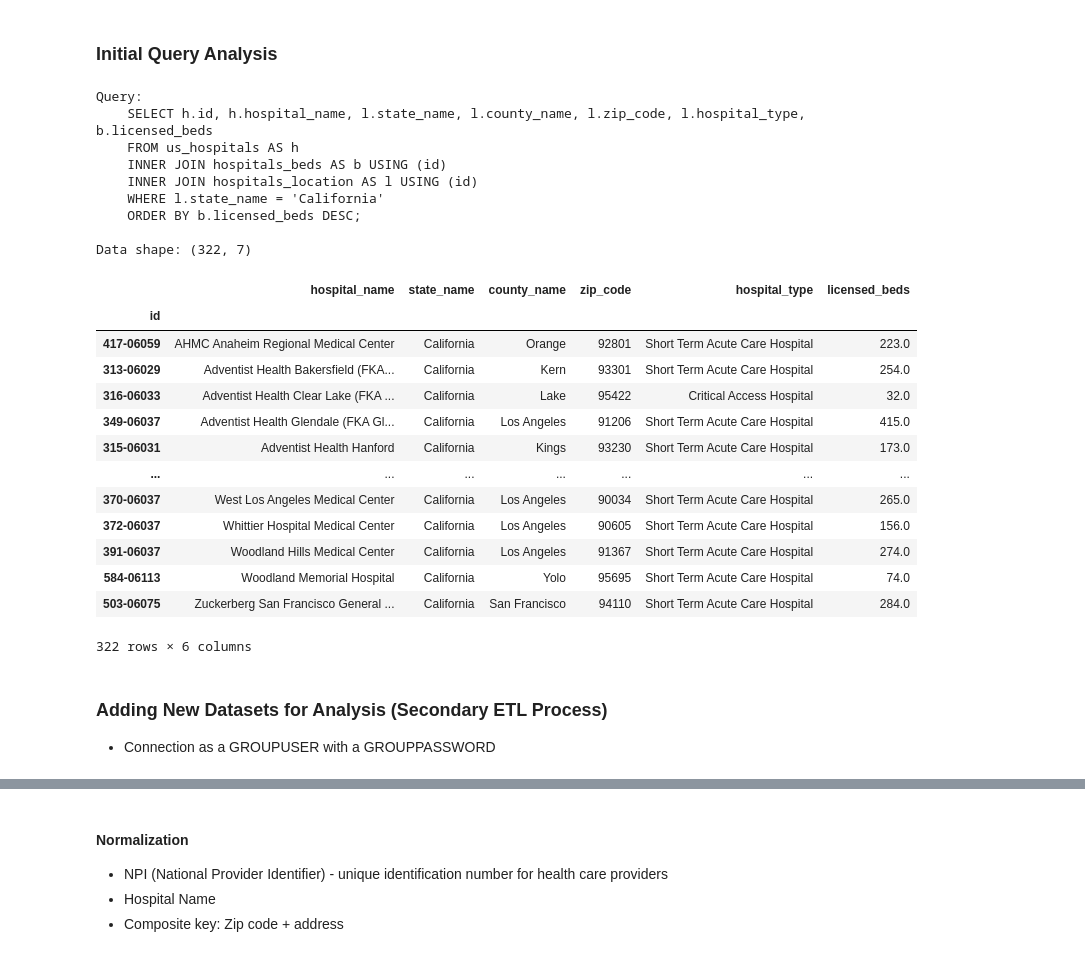
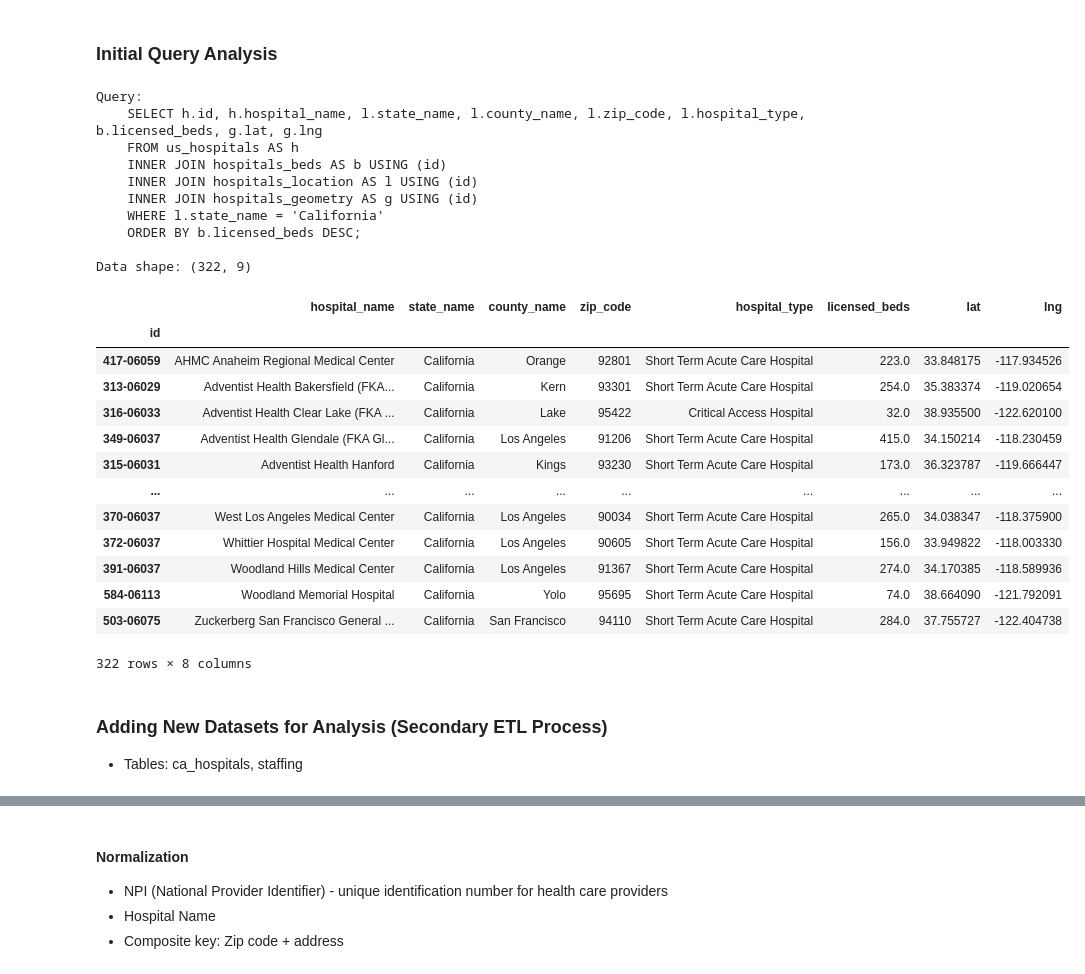
Before and after one commit to zsvorenova/ETL-project, a Jupyter notebook: esri_etl.ipynb, the cells around one changed output, grey strips where cells are left out. Drawn from its saved outputs; the diff is of its cells as text; code cells hidden in the pictures.

Commit message:
starting assembling data from group

```diff
--- a/esri_etl.ipynb
+++ b/esri_etl.ipynb
@@ -72,8 +72,8 @@ for record in hospitals_data:
     # create hospitals geometry
     row = {}
     row['id'] = hospital_id
-    row['lat'] = record['geometry']['x']
-    row['lng'] = record['geometry']['y']
+    row['lat'] = record['geometry']['y']
+    row['lng'] = record['geometry']['x']
     hospitals_geometry.append(row)
 # %% [markdown]
 #### Transformation Data
@@ -196,41 +197,43 @@ conn=psycopg2.connect(conn_string)
 # %%
 # Create hospitals request for California
 hospitals_request = """
-    SELECT h.id, h.hospital_name, l.state_name, l.county_name, l.zip_code, l.hospital_type, b.licensed_beds
+    SELECT h.id, h.hospital_name, l.state_name, l.county_name, l.zip_code, l.hospital_type, b.licensed_beds, g.lat, g.lng
     FROM us_hospitals AS h
     INNER JOIN hospitals_beds AS b USING (id)
     INNER JOIN hospitals_location AS l USING (id)
+    INNER JOIN hospitals_geometry AS g USING (id)
     WHERE l.state_name = 'California'
     ORDER BY b.licensed_beds DESC;
     """
 hosp_request_result = load_data(query=hospitals_request)
 hosp_request_result.set_index("id", inplace=True)
 hosp_request_result = hosp_request_result.sort_values('hospital_name')
 hosp_request_result
 # %% [output]
 Query:
-    SELECT h.id, h.hospital_name, l.state_name, l.county_name, l.zip_code, l.hospital_type, b.licensed_beds
+    SELECT h.id, h.hospital_name, l.state_name, l.county_name, l.zip_code, l.hospital_type, b.licensed_beds, g.lat, g.lng
     FROM us_hospitals AS h
     INNER JOIN hospitals_beds AS b USING (id)
     INNER JOIN hospitals_location AS l USING (id)
+    INNER JOIN hospitals_geometry AS g USING (id)
     WHERE l.state_name = 'California'
     ORDER BY b.licensed_beds DESC;
 
-Data shape: (322, 7)
+Data shape: (322, 9)
-|  | hospital_name | state_name | county_name | zip_code | hospital_type | licensed_beds |
-| id |  |  |  |  |  |  |
-| 417-06059 | AHMC Anaheim Regional Medical Center | California | Orange | 92801 | Short Term Acute Care Hospital | 223.0 |
-| 313-06029 | Adventist Health Bakersfield (FKA... | California | Kern | 93301 | Short Term Acute Care Hospital | 254.0 |
-| 316-06033 | Adventist Health Clear Lake (FKA ... | California | Lake | 95422 | Critical Access Hospital | 32.0 |
-| 349-06037 | Adventist Health Glendale (FKA Gl... | California | Los Angeles | 91206 | Short Term Acute Care Hospital | 415.0 |
-| 315-06031 | Adventist Health Hanford | California | Kings | 93230 | Short Term Acute Care Hospital | 173.0 |
-| ... | ... | ... | ... | ... | ... | ... |
-| 370-06037 | West Los Angeles Medical Center | California | Los Angeles | 90034 | Short Term Acute Care Hospital | 265.0 |
-| 372-06037 | Whittier Hospital Medical Center | California | Los Angeles | 90605 | Short Term Acute Care Hospital | 156.0 |
-| 391-06037 | Woodland Hills Medical Center | California | Los Angeles | 91367 | Short Term Acute Care Hospital | 274.0 |
-| 584-06113 | Woodland Memorial Hospital | California | Yolo | 95695 | Short Term Acute Care Hospital | 74.0 |
-| 503-06075 | Zuckerberg San Francisco General ... | California | San Francisco | 94110 | Short Term Acute Care Hospital | 284.0 |
+|  | hospital_name | state_name | county_name | zip_code | hospital_type | licensed_beds | lat | lng |
+| id |  |  |  |  |  |  |  |  |
+| 417-06059 | AHMC Anaheim Regional Medical Center | California | Orange | 92801 | Short Term Acute Care Hospital | 223.0 | 33.848175 | -117.934526 |
+| 313-06029 | Adventist Health Bakersfield (FKA... | California | Kern | 93301 | Short Term Acute Care Hospital | 254.0 | 35.383374 | -119.020654 |
+| 316-06033 | Adventist Health Clear Lake (FKA ... | California | Lake | 95422 | Critical Access Hospital | 32.0 | 38.935500 | -122.620100 |
+| 349-06037 | Adventist Health Glendale (FKA Gl... | California | Los Angeles | 91206 | Short Term Acute Care Hospital | 415.0 | 34.150214 | -118.230459 |
+| 315-06031 | Adventist Health Hanford | California | Kings | 93230 | Short Term Acute Care Hospital | 173.0 | 36.323787 | -119.666447 |
+| ... | ... | ... | ... | ... | ... | ... | ... | ... |
+| 370-06037 | West Los Angeles Medical Center | California | Los Angeles | 90034 | Short Term Acute Care Hospital | 265.0 | 34.038347 | -118.375900 |
+| 372-06037 | Whittier Hospital Medical Center | California | Los Angeles | 90605 | Short Term Acute Care Hospital | 156.0 | 33.949822 | -118.003330 |
+| 391-06037 | Woodland Hills Medical Center | California | Los Angeles | 91367 | Short Term Acute Care Hospital | 274.0 | 34.170385 | -118.589936 |
+| 584-06113 | Woodland Memorial Hospital | California | Yolo | 95695 | Short Term Acute Care Hospital | 74.0 | 38.664090 | -121.792091 |
+| 503-06075 | Zuckerberg San Francisco General ... | California | San Francisco | 94110 | Short Term Acute Care Hospital | 284.0 | 37.755727 | -122.404738 |
-322 rows × 6 columns
+322 rows × 8 columns
 # %% [markdown]
 ### Adding New Datasets for Analysis (Secondary ETL Process)
-* Connection as a GROUPUSER with a GROUPPASSWORD
+* Tables: ca_hospitals, staffing
```
Also changed, not shown: parts of 20 cells of this notebook.
